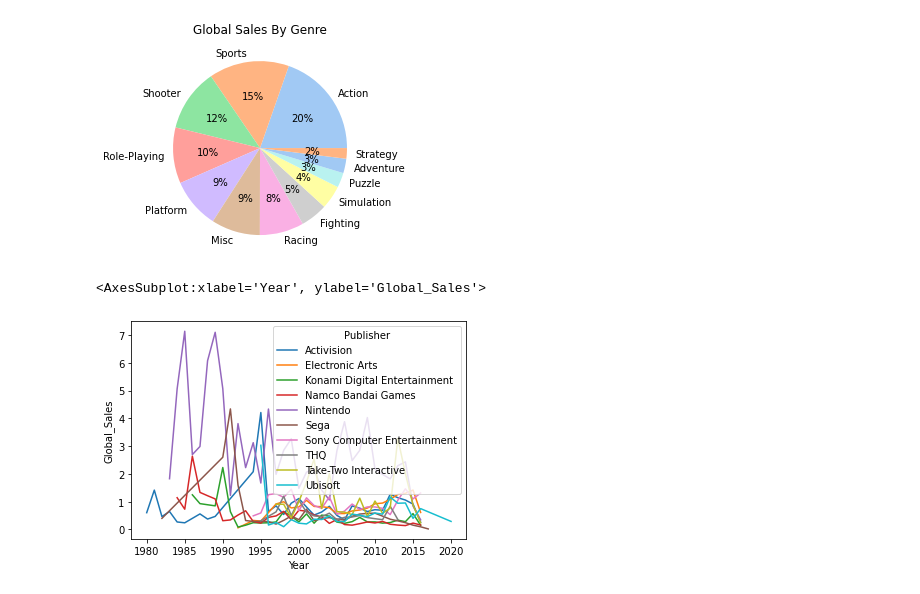
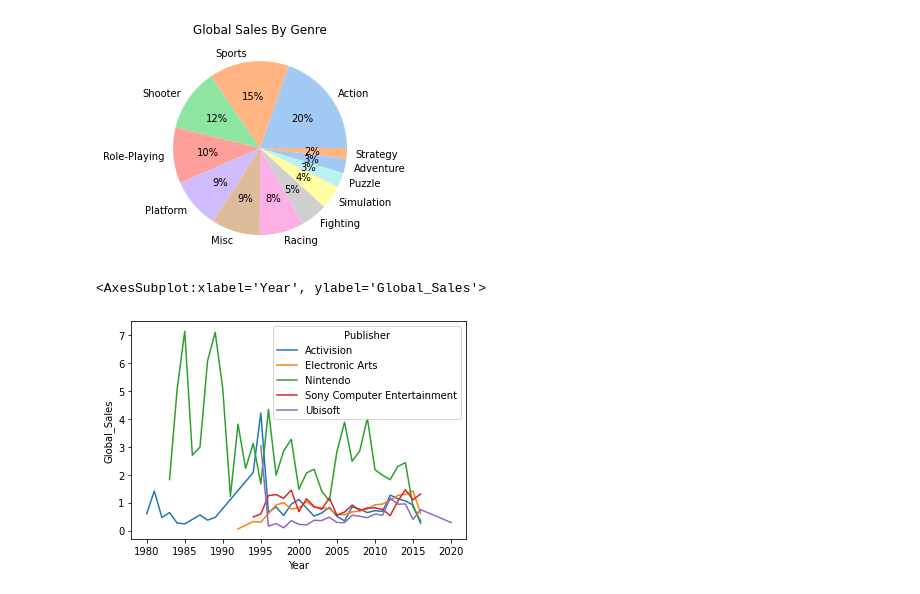
Before and after one commit to paulaked/data25-visualisations, a Jupyter notebook: Video Game Sales.ipynb, the cells around one changed output. Cells and saved outputs as stored; diff of their text form; code cells hidden in the pictures.

Commit message:
Track Sales of Top 5 Publishers over Time

```diff
--- a/Video Game Sales.ipynb
+++ b/Video Game Sales.ipynb
@@ -154,15 +154,15 @@ plt.show()
 # %% [output]
 [figure]
 # %%
-#vgsales.groupby(['Publisher', 'Year'])['Global_Sales'].sum()
+# Track Sales of Top 5 Publishers over Time
 vgsales = pd.read_csv('~/Downloads/archive/vgsales.csv')
 
-top10salesbypublisher = vgsales.groupby('Publisher')['Global_Sales'].sum().reset_index().sort_values('Global_Sales', ascending=False).head(10)
+top5salesbypublisher = vgsales.groupby('Publisher')['Global_Sales'].sum().reset_index().sort_values('Global_Sales', ascending=False).head(5)
 
-data = vgsales.loc[vgsales['Publisher'].isin(top10salesbypublisher['Publisher'])]
+data = vgsales.loc[vgsales['Publisher'].isin(top5salesbypublisher['Publisher'])]
 pivotdata = pd.pivot_table(data=data,values='Global_Sales', index=['Publisher', 'Year'])
 
 sns.lineplot(data=pivotdata,x='Year',y='Global_Sales',hue='Publisher')
 # %% [output]
 <AxesSubplot:xlabel='Year', ylabel='Global_Sales'>
-[figure, old version]
+[figure, new version]
```
Also changed, not shown: parts of 1 cell of this notebook.
